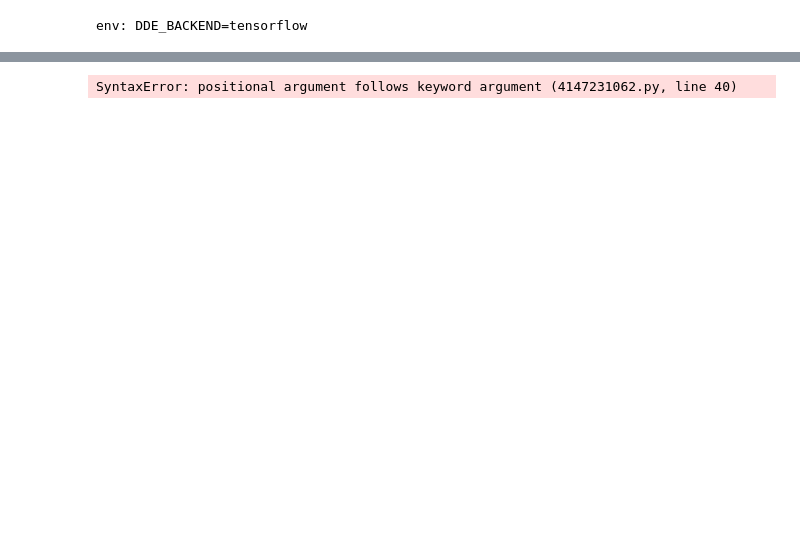
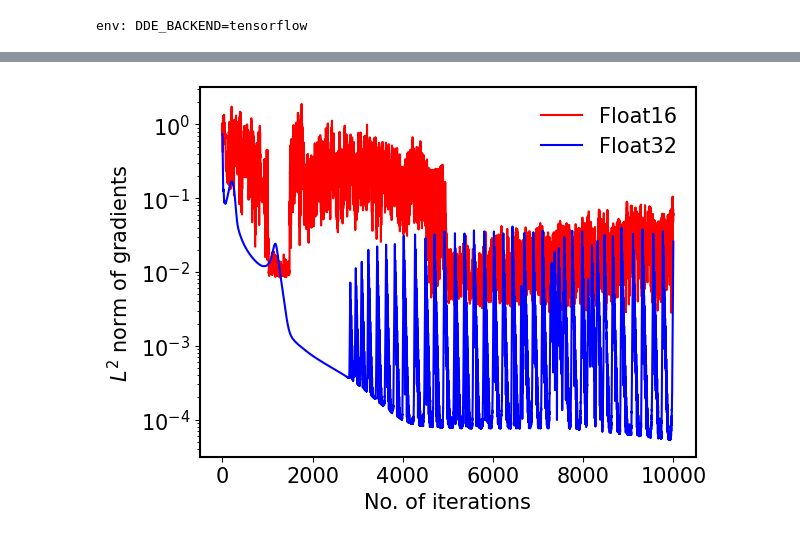
Before and after one commit to lu-group/mixed-precision-sciml, a Jupyter notebook: loss-landscape/comparison_of_gradients_regression.ipynb, the cells around one changed output, grey strips where cells are left out. Drawn from its saved outputs; the diff is of its cells as text; code cells hidden in the pictures; blank space fills up the shorter version.

```diff
--- a/loss-landscape/comparison_of_gradients_regression.ipynb
+++ b/loss-landscape/comparison_of_gradients_regression.ipynb
@@ -139,6 +119,6 @@ Best model at step 0:
 # %%
 import matplotlib as mpl
-mpl.rcParams['font.size'] = 12
+mpl.rcParams['font.size'] = 15
 #
 # process the data
 #
@@ -222,31 +202,31 @@ plt.show()
 # plt.show()
 # # plot mags_grad
 # fig, ax = plt.subplots()
 # ax.plot(epochaxis, mags_weights[:,0], label="Float16")
 # ax.plot(epochaxis, mags_weights[:,1], label="Float32")
 # ax.set_yscale('log')
 # plt.xlabel('Epochs')
 # plt.ylabel('Magnitude of weights (euclidian norm)')
 # plt.legend(frameon=False)
 # plt.show()
 
 # # plot cos_similarity_grad
 # fig, ax = plt.subplots()
 # ax.plot(epochaxis, cos_similarity_weights, label="Cosine similarity between weights of models")
 # ax.set_xscale('log')
 # plt.xlabel('Epochs')
 # plt.ylabel('Cosine similarity between weights vectors')
 # plt.legend(frameon=False)
 # plt.show()
 
 # # plot dist_grad
 # fig, ax = plt.subplots()
 # ax.plot(epochaxis, dist_weights, label="Distance between weights")
 # plt.title('Distance between weights')
 # ax.set_xscale('log')
 # plt.xlabel('Epochs')
 # plt.ylabel('Euclidian distance between weight vectors')
 # plt.legend(frameon=False)
 # plt.show()
 # %% [output]
-SyntaxError: positional argument follows keyword argument (4147231062.py, line 40)
+[figure, added]
```
Also changed, not shown: parts of 1 cell of this notebook, 4 other files.
